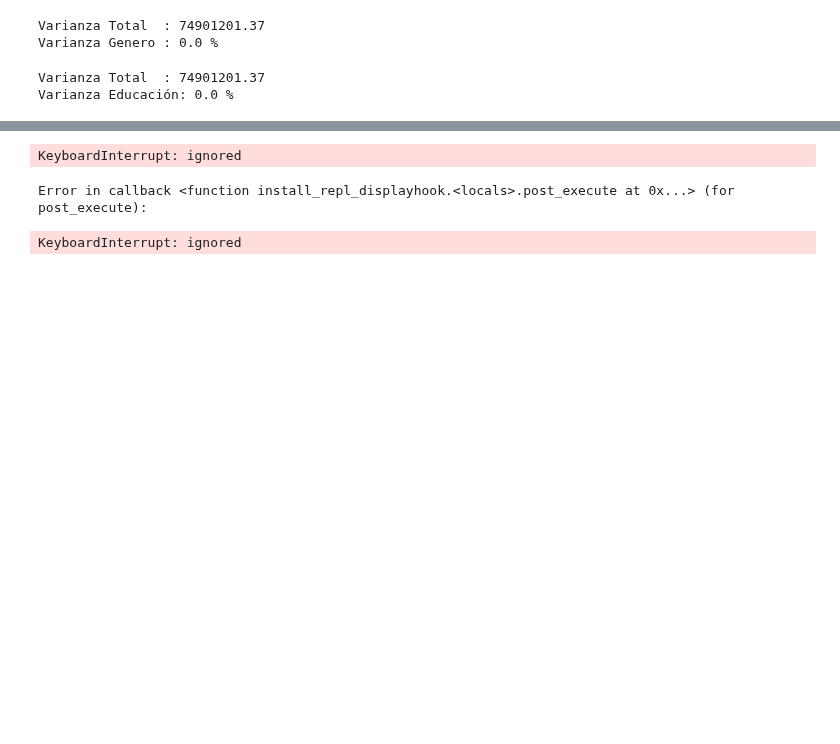
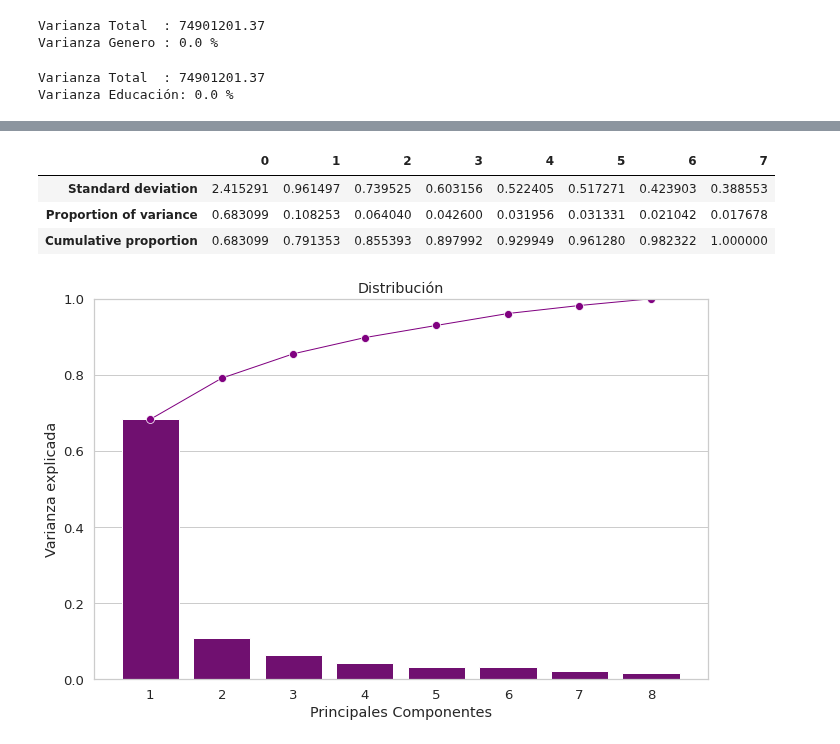
Before and after one commit to PosgradoMNA/actividades-de-aprendizaje-A01793918_HelmyMoreno, a Jupyter notebook: Actividad_Semanal_6_Visualización.ipynb, the cells around one changed output, grey strips where cells are left out. Drawn from its saved outputs; the diff is of its cells as text; code cells hidden in the pictures; blank space fills up the shorter version.

```diff
--- a/Actividad_Semanal_6_Visualización.ipynb
+++ b/Actividad_Semanal_6_Visualización.ipynb
@@ -311,19 +309,45 @@ print('Varianza Educación:', ((var_Estado_Civil/t_ec)*100).round(2),'%' )
-# %%
-total_categoricas = len(df_cat)
-sns.set(rc={'figure.figsize':(17,12)})
-fig, axes = plt.subplots(4, total_categoricas)
-
-for i in range(0,total_categoricas):
-
-
-  # Datos originales ---------------------------------------------------------
-  plt.subplot(4,3,i+1)
-  Transf0 = X[df_cat[i]]
-  plt.hist(Transf0,bins=20)
-  plt.xlabel(df_cat[i])
-  if i==0:
-    plt.ylabel('Categóricas')
-# %% [output]
-KeyboardInterrupt: ignored
-Error in callback <function install_repl_displayhook.<locals>.post_execute at 0x...> (for post_execute):
-KeyboardInterrupt: ignored
+# %%
+df_varianza = PCA()
+df_varianza.fit(df_cat.iloc[:, 3:].dropna(axis=0))
+df_varianzaSummary_df = pd.DataFrame({'Standard deviation': np.sqrt(df_varianza.explained_variance_),
+                             'Proportion of variance': df_varianza.explained_variance_ratio_,
+                             'Cumulative proportion': np.cumsum(df_varianza.explained_variance_ratio_)
+                             })
+df_varianzaSummary_df = df_varianzaSummary_df.transpose()
+df_varianzaSummary_df
+# %% [output]
+|  | 0 | 1 | 2 | 3 | 4 | 5 | 6 | 7 |
+| Standard deviation | 2.415291 | 0.961497 | 0.739525 | 0.603156 | 0.522405 | 0.517271 | 0.423903 | 0.388553 |
+| Proportion of variance | 0.683099 | 0.108253 | 0.064040 | 0.042600 | 0.031956 | 0.031331 | 0.021042 | 0.017678 |
+| Cumulative proportion | 0.683099 | 0.791353 | 0.855393 | 0.897992 | 0.929949 | 0.961280 | 0.982322 | 1.000000 |
+# %%
+PC_components = np.arange(df_varianza.n_components_) + 1
+#PC_components
+
+_ = sns.set(style = 'whitegrid',
+            font_scale = 1.2
+            )
+
+fig, ax = plt.subplots(figsize=(11, 7))
+
+_ = sns.barplot(x = PC_components,
+                y = df_varianza.explained_variance_ratio_,
+                color = 'purple'
+                )
+
+_ = sns.lineplot(x = PC_components-1,
+                 y = np.cumsum(df_varianza.explained_variance_ratio_),
+                 color = 'purple',
+                 linestyle = '-',
+                 linewidth = 1,
+                 marker = 'o',
+                 markersize = 8
+                 )
+
+plt.title('Distribución')
+plt.xlabel('Principales Componentes')
+plt.ylabel('Varianza explicada')
+plt.ylim(0, 1)
+plt.show()
+# %% [output]
+[figure, added]
```
Also changed, not shown: parts of 3 cells of this notebook.
